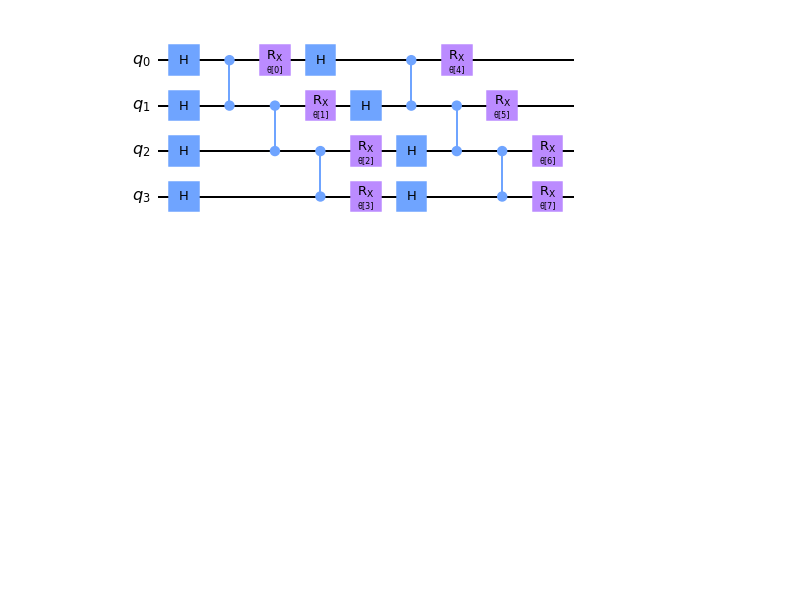
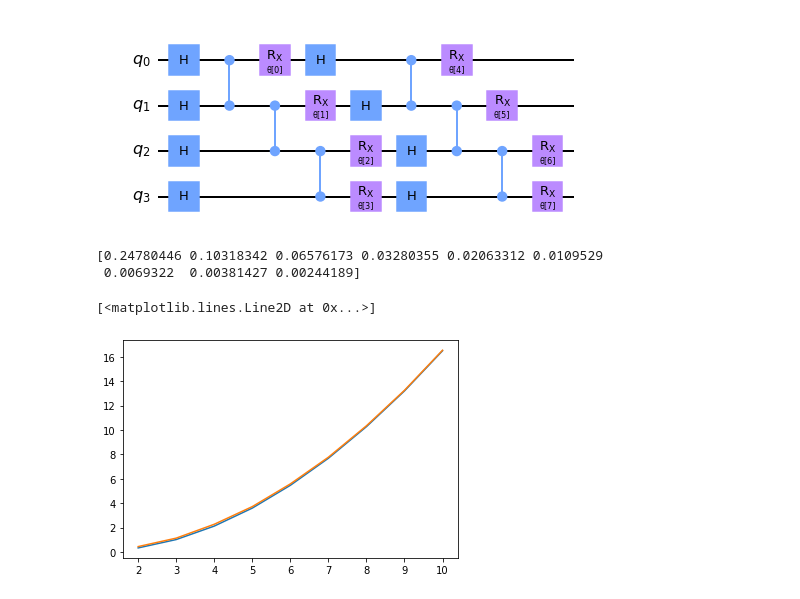
Before and after one commit to mballarin97/mps_qnn, a Jupyter notebook: ent_char/entanglement_characterization/visualizer.ipynb, the cells around one changed output. Cells and saved outputs as stored; diff of their text form; code cells hidden in the pictures; blank space fills up the shorter version.

```diff
--- a/ent_char/entanglement_characterization/visualizer.ipynb
+++ b/ent_char/entanglement_characterization/visualizer.ipynb
@@ -118,3 +112,28 @@ dummy_circ(4, 2, barrier = True).draw()
 circ9(4, 2).draw()
 # %% [output]
 [figure]
+# %%
+import numpy as np
+import matplotlib.pyplot as plt
+from run_simulations import approx_haar_entanglement, haar_entanglement
+
+exact = []
+approx = []
+qubs = list(range(2, 10+1))
+for idx, num_qubits in enumerate(qubs):
+    print(idx, end="\r")
+    exact.append(np.sum([haar_entanglement(num_qubits, j) for j in range(1, num_qubits)]))
+    approx.append(np.sum([approx_haar_entanglement(num_qubits, j) for j in range(1, num_qubits)]))
+
+approx = np.array(approx)
+exact = np.array(exact)
+
+print((approx-exact)/approx)
+
+plt.plot(qubs, exact)  # (approx-exact)/approx
+plt.plot(qubs, approx)
+# %% [output]
+[0.24780446 0.10318342 0.06576173 0.03280355 0.02063312 0.0109529
+ 0.0069322  0.00381427 0.00244189]
+[<matplotlib.lines.Line2D at 0x...>]
+[figure, added]
```
Also changed, not shown: parts of 2 cells of this notebook, 1 other file.
